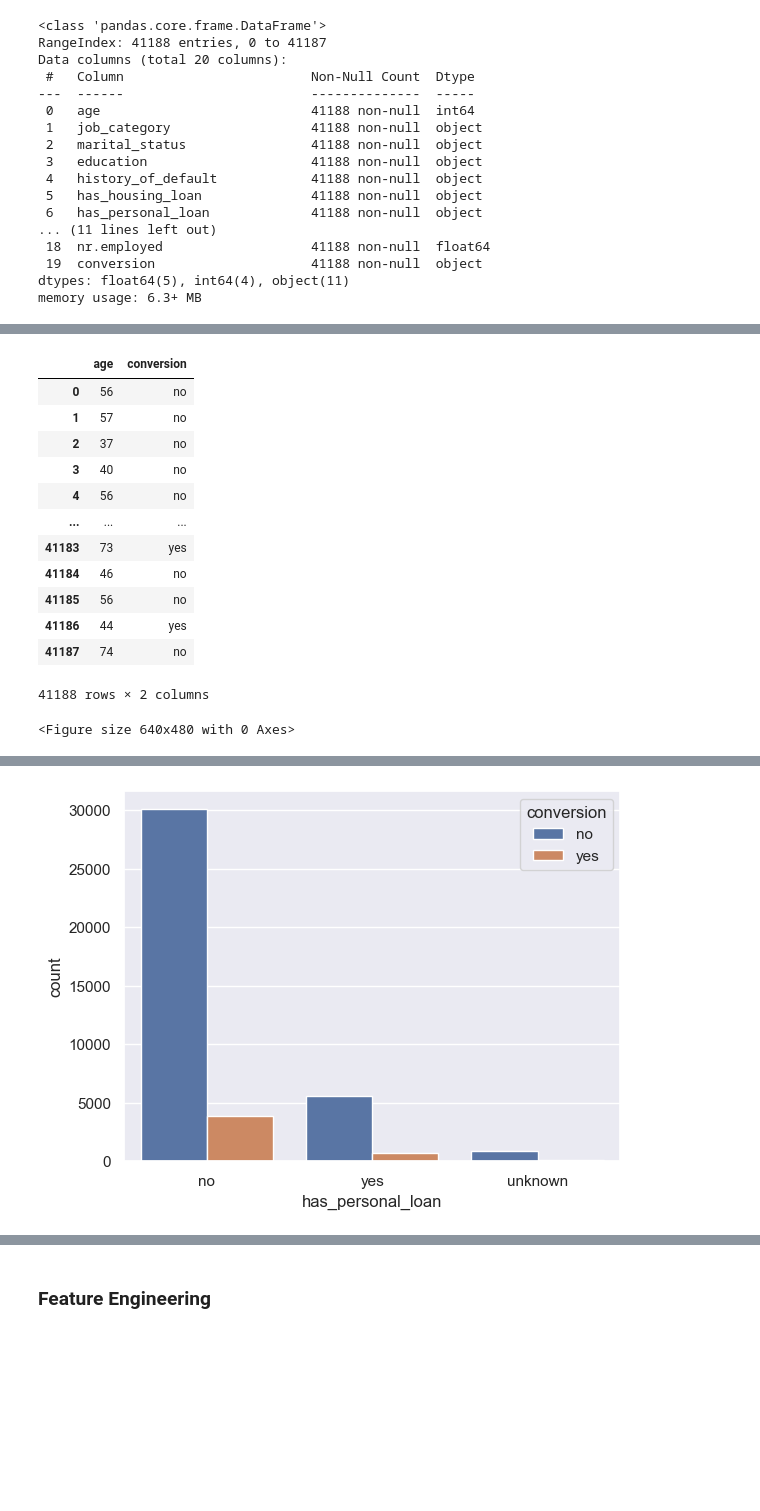
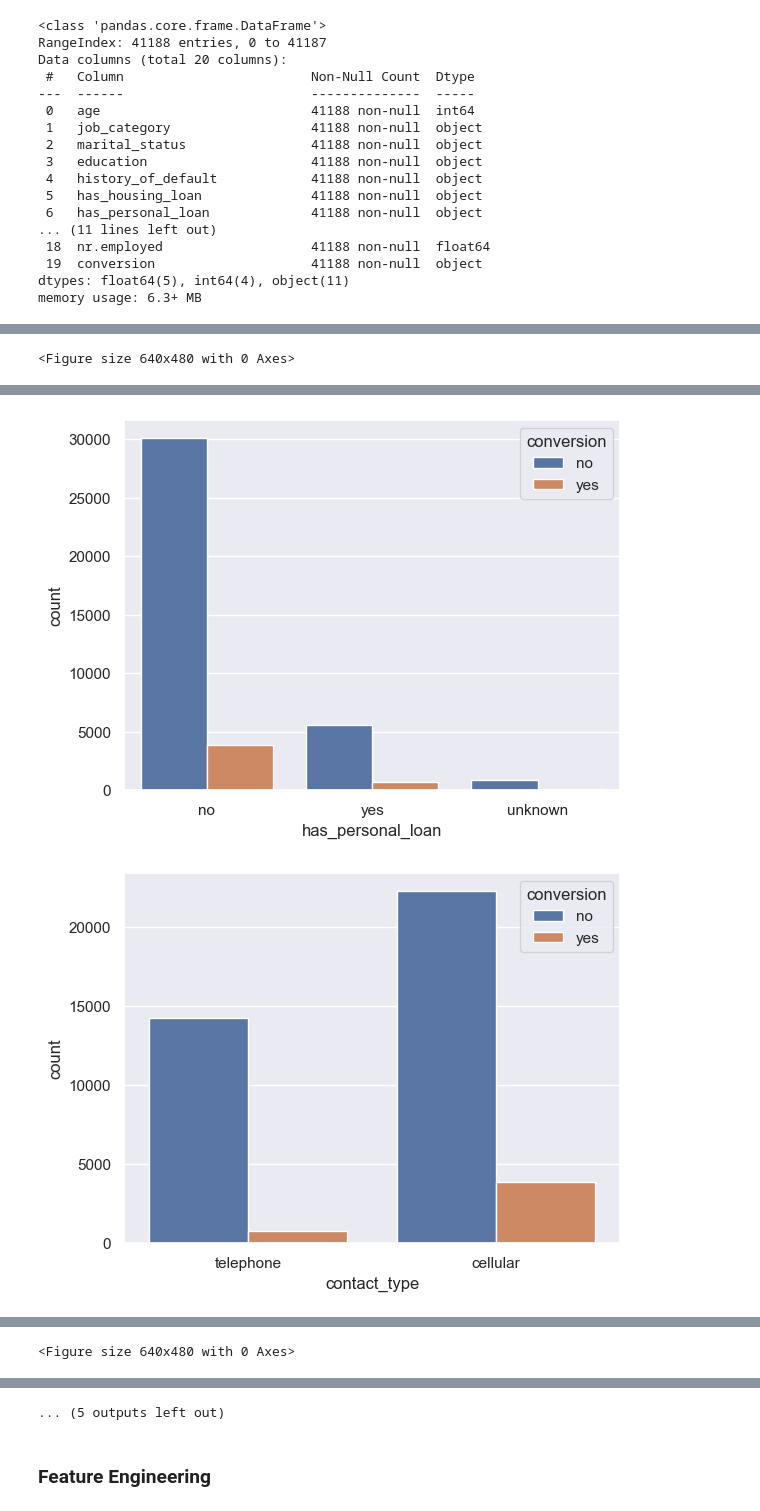
Before and after one commit to peterkchung/lead-scoring-basic, a Jupyter notebook: lead_scoring_0.1.ipynb, the cells around one changed output, grey strips where cells are left out. Cells and saved outputs as stored; diff of their text form; code cells hidden in the pictures; blank space fills up the shorter version.

Commit message:
added visualizations to EDA section.

```diff
--- a/lead_scoring_0.1.ipynb
+++ b/lead_scoring_0.1.ipynb
@@ -52,7 +65,8 @@ memory usage: 6.6+ MB
 # Avoids data leakage
 #
 
-df = df.drop(columns='duration')
+df = df.drop(columns=['duration', 'emp.var.rate', 'cons.price.idx',
+                      'cons.conf.idx', 'euribor3m', 'nr.employed'])
 # %%
 # --------------------------------------------
 # Changing column names for better interpretability
@@ -106,47 +120,35 @@ df.describe()
 | 50% | 38.00000 | 2.000000 | 999.000000 | 0.000000 | 1.100000 | ... |
 | 75% | 47.00000 | 3.000000 | 999.000000 | 0.000000 | 1.400000 | ... |
 | max | 98.00000 | 56.000000 | 999.000000 | 7.000000 | 1.400000 | ... |
-# %%
-df[['age', 'conversion']]
-# %% [output]
-|  | age | conversion |
-| 0 | 56 | no |
-| 1 | 57 | no |
-| 2 | 37 | no |
-| 3 | 40 | no |
-| 4 | 56 | no |
-| ... | ... | ... |
-| 41183 | 73 | yes |
-| 41184 | 46 | no |
-| 41185 | 56 | no |
-| 41186 | 44 | yes |
-| 41187 | 74 | no |
-41188 rows × 2 columns
 # %%
 #
 # Customer Info
 #
 
 customer_info = ['age', 'job_category', 'marital_status', 'history_of_default',
-                 'has_housing_loan', 'has_personal_loan']
+                 'has_housing_loan', 'has_personal_loan', 'contact_type',
+                 'month_of_last_contact', 'dayofweek_of_last_contact',
+                 'no_of_previous_campaigns', 'days_since_last_contact',
+                 'number_of_times_contacted', 'outcome_of_previous_campaign']
 
 nrows=int(len(customer_info)/2)
 
 index=1
 for i in customer_info:
     plt.figure()
     if is_numeric_dtype(df[i]):
         bins = int((max(df[i]) - min(df[i])))
         sns.displot(data=df, x=i, hue="conversion", bins=bins, element="step")
     elif len(df[i].unique()) > 4:
         sns.countplot(data=df, y=i, hue="conversion")
     else:
         sns.countplot(data=df, x=i, hue="conversion")
 # %% [output]
 <Figure size 640x480 with 0 Axes>
 [figure]
 [figure]
 [figure]
 [figure]
 [figure]
 [figure]
+[figure, added]
@@ -152,0 +157 @@ for i in customer_info:
+<Figure size 640x480 with 0 Axes>
@@ -153,2 +159,3 @@ for i in customer_info:
+... (5 outputs left out)
 # %% [markdown]
 ### Feature Engineering
```
Also changed, not shown: parts of 8 cells of this notebook.
